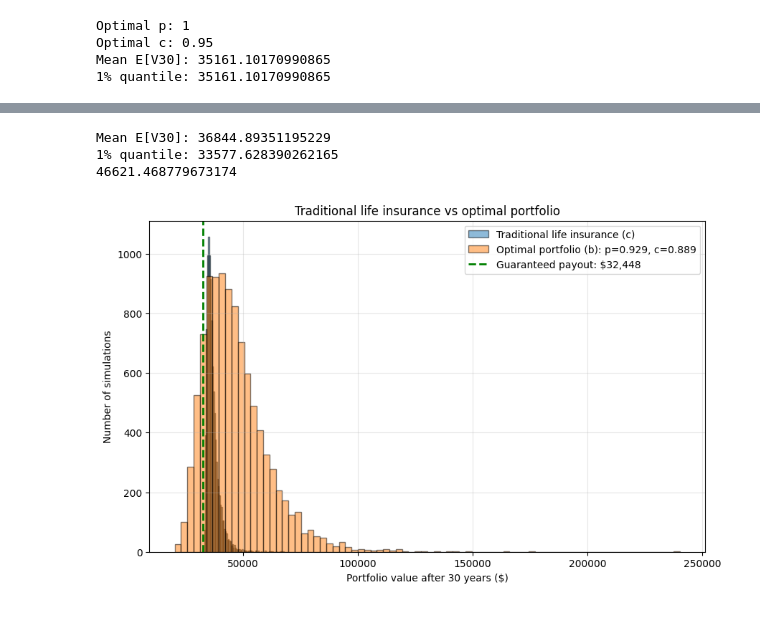
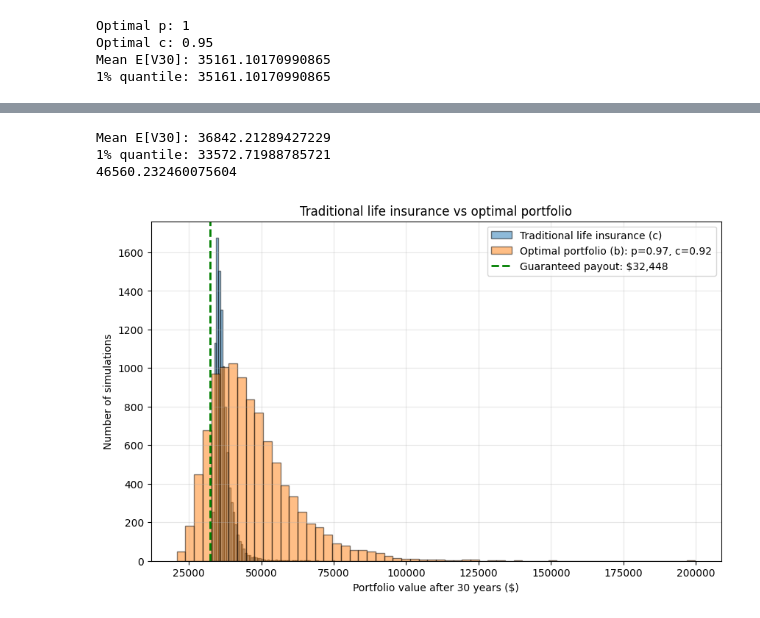
Before and after one commit to tom-fritzdorf/Risk-managment, a Jupyter notebook: Part2B.ipynb, the cells around one changed output, grey strips where cells are left out. Saved outputs shown, nothing was run; the diff lists cells and outputs as text; code cells hidden in the pictures.

```diff
--- a/Part2B.ipynb
+++ b/Part2B.ipynb
@@ -112,8 +112,8 @@ plt.show()
 #b
 mu = 0.03
 sigma = 0.2
-optimal_c = 0.889
-optimal_p = 0.929
+optimal_c = 0.92
+optimal_p = 0.97
 p_values = [0, 0.25, 0.50, 0.75, 0.95,optimal_p,  1.00]
 c_values = [0.00, 0.25, 0.50, 0.75,0.95,optimal_c, 1.00]
 
@@ -151,8 +151,8 @@ Optimal c: 0.95
 Mean E[V30]: 35161.10170990865
 1% quantile: 35161.10170990865
 # %%
-optimal_c = 0.889
-optimal_p = 0.929
+optimal_c = 0.92
+optimal_p = 0.97
 
 V_optimal = np.array([
     pension(mu, sigma, optimal_c, optimal_p, z)
@@ -179,6 +179,7 @@ plt.xlabel("Portfolio value after 30 years ($)")
 plt.ylabel("Number of simulations")
 plt.title(f"Optimal portfolio: p={optimal_p}, c={optimal_c}")
 plt.grid(alpha=0.3)
+
 plt.show()
 print("Mean E[V30]:", np.mean(V_optimal))
 print("1% quantile:", np.quantile(V_optimal, 0.01))
@@ -191,8 +192,10 @@ Mean E[V30]: 46621.468779673174
 #c
 r = 0.01
 r_g = 0.005
-optimal_c = 0.889
-optimal_p = 0.929
+optimal_c = 0.92
+optimal_p = 0.97
+mu = 0.03
+sigma = 0.2
 
 def G(k):
     return 1000 * np.sum(np.exp(r_g * np.arange(1, k+1)))
@@ -225,36 +228,36 @@ V_30_c = np.array([
 mean_c = np.mean(V_30_c)
 quantile_c = np.quantile(V_30_c, 0.01)
 
 print("Mean E[V30]:", mean_c)
 print("1% quantile:", quantile_c)
 
 
 
 V_30_optimal_b = V_30_b[(optimal_p, optimal_c)]
 print(np.mean(V_30_optimal_b))
 plt.figure(figsize=(10, 6))
 
-plt.hist(V_30_c, bins=80, edgecolor="black",
+plt.hist(V_30_c, bins=60, edgecolor="black",
          alpha=0.5, density=False,
          label="Traditional life insurance (c)")
 
-plt.hist(V_optimal, bins=80, edgecolor="black",
+plt.hist(V_optimal, bins=60, edgecolor="black",
          alpha=0.5, density=False,
          label=f"Optimal portfolio (b): p={optimal_p}, c={optimal_c}")
 
 plt.axvline(G(30),
             color="green", linestyle="--", linewidth=2,
             label=f"Guaranteed payout: ${G(30):,.0f}")
 
 plt.xlabel("Portfolio value after 30 years ($)")
 plt.ylabel("Number of simulations")
 plt.title("Traditional life insurance vs optimal portfolio")
 plt.legend()
 plt.grid(alpha=0.3)
 
 plt.show()
 # %% [output]
-Mean E[V30]: 36844.89351195229
-1% quantile: 33577.628390262165
-46621.468779673174
+Mean E[V30]: 36842.21289427229
+1% quantile: 33572.71988785721
+46560.232460075604
-[figure, old version]
+[figure, new version]
```
Also changed, not shown: parts of 3 cells of this notebook.
